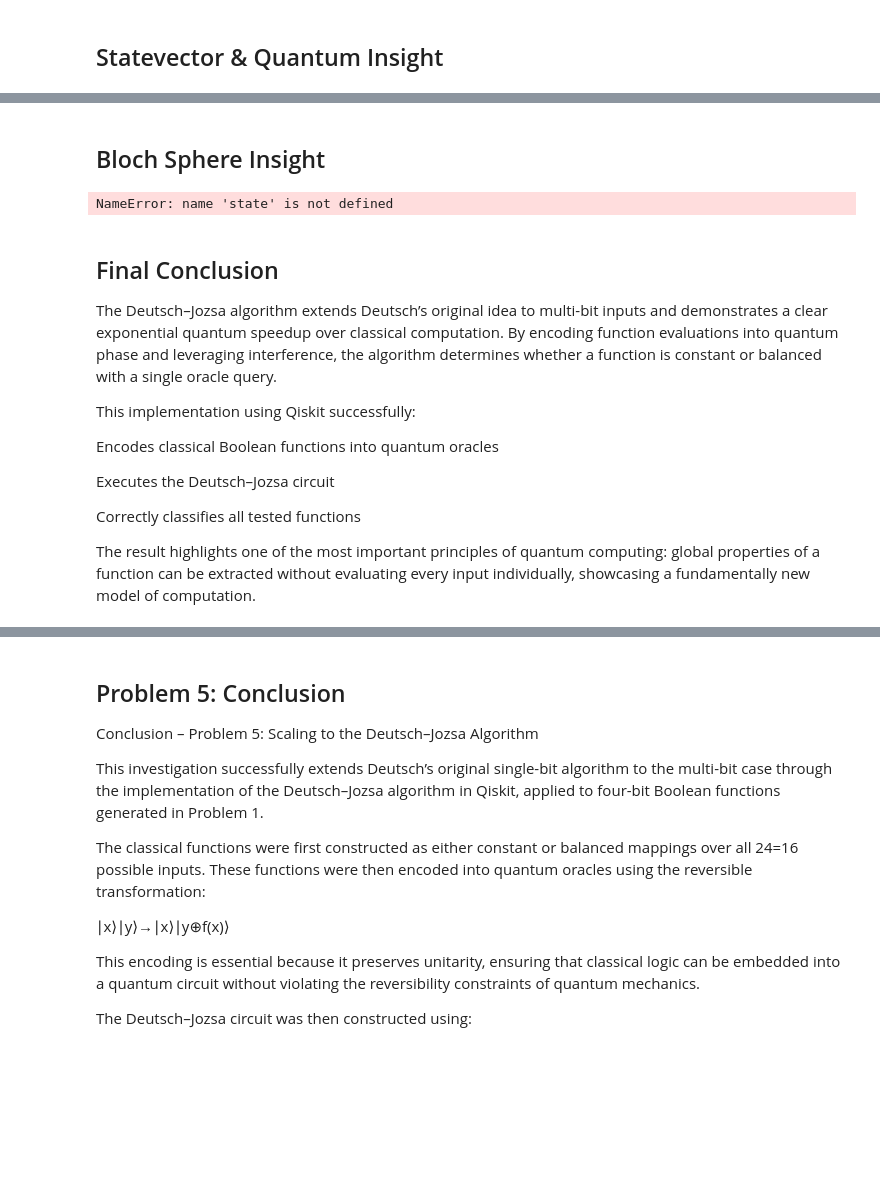
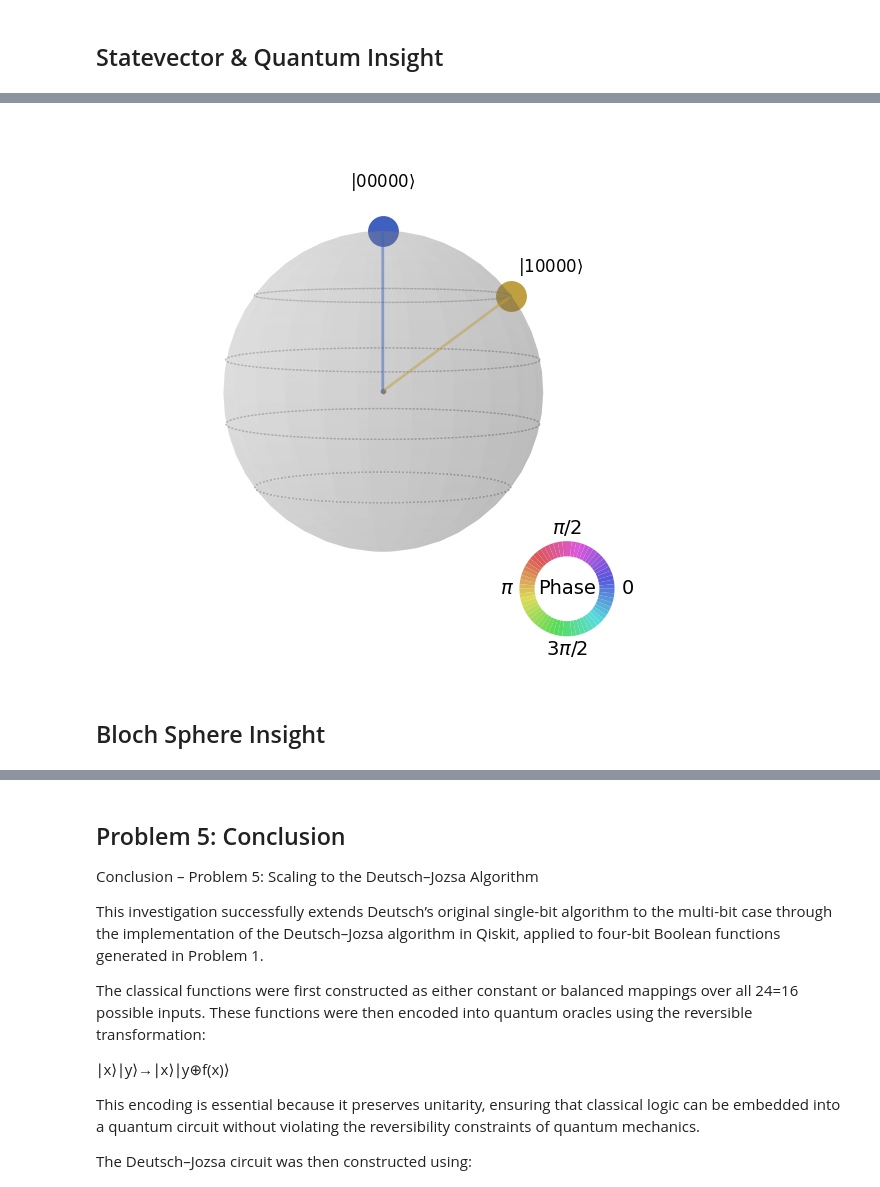
Before and after one commit to danstevemukulupi/emerging_technologies_assessment_2026, a Jupyter notebook: problems.ipynb, the cells around one changed output, grey strips where cells are left out. Cells and saved outputs as stored; diff of their text form; code cells hidden in the pictures; blank space fills up the shorter version.

```diff
--- a/problems.ipynb
+++ b/problems.ipynb
@@ -2563,23 +2594,16 @@ QiskitError: 'Cannot apply instruction with classical bits: measure'
+# %%
+clean_qc = qc_sv.copy()
+
+clean_qc.data = [
+    op for op in clean_qc.data
+    if op.operation.name != "measure"
+]
+# %%
+from qiskit.quantum_info import Statevector
+
+state = Statevector.from_instruction(clean_qc)
+state.draw('qsphere')
+# %% [output]
+[figure, added]
 # %% [markdown]
 ## Bloch Sphere Insight
-# %%
-from qiskit.visualization import plot_bloch_multivector
-
-plot_bloch_multivector(state)
-plt.show()
-# %% [output]
-NameError: name 'state' is not defined
-# %% [markdown]
-## Final Conclusion
-
-The Deutsch–Jozsa algorithm extends Deutsch’s original idea to multi-bit inputs and demonstrates a clear exponential quantum speedup over classical computation. By encoding function evaluations into quantum phase and leveraging interference, the algorithm determines whether a function is constant or balanced with a single oracle query.
-
-This implementation using Qiskit successfully:
-
-Encodes classical Boolean functions into quantum oracles
-
-Executes the Deutsch–Jozsa circuit
-
-Correctly classifies all tested functions
-
-The result highlights one of the most important principles of quantum computing: global properties of a function can be extracted without evaluating every input individually, showcasing a fundamentally new model of computation.
```
Also changed, not shown: parts of 17 cells of this notebook.
